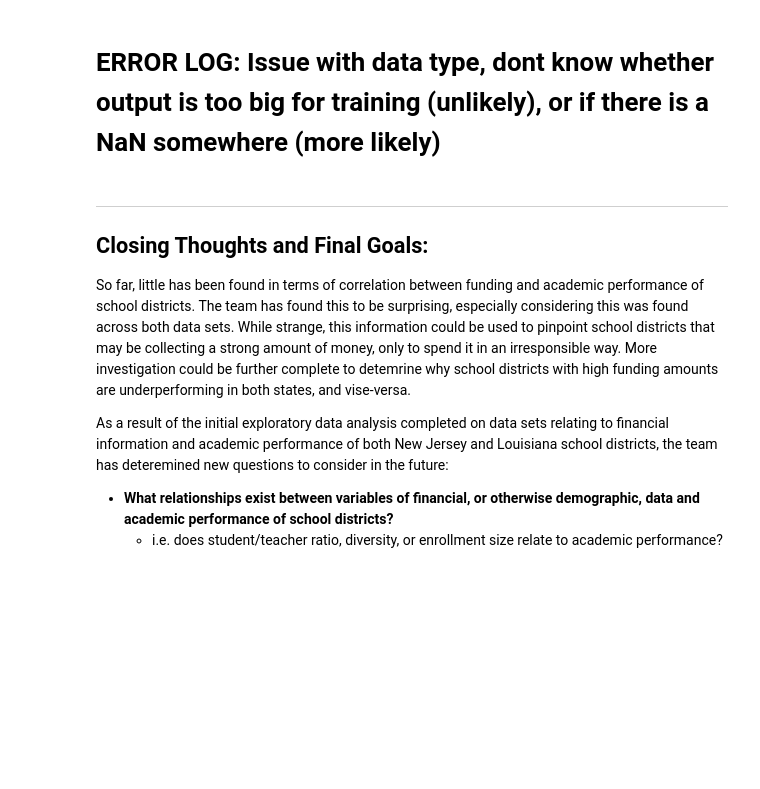
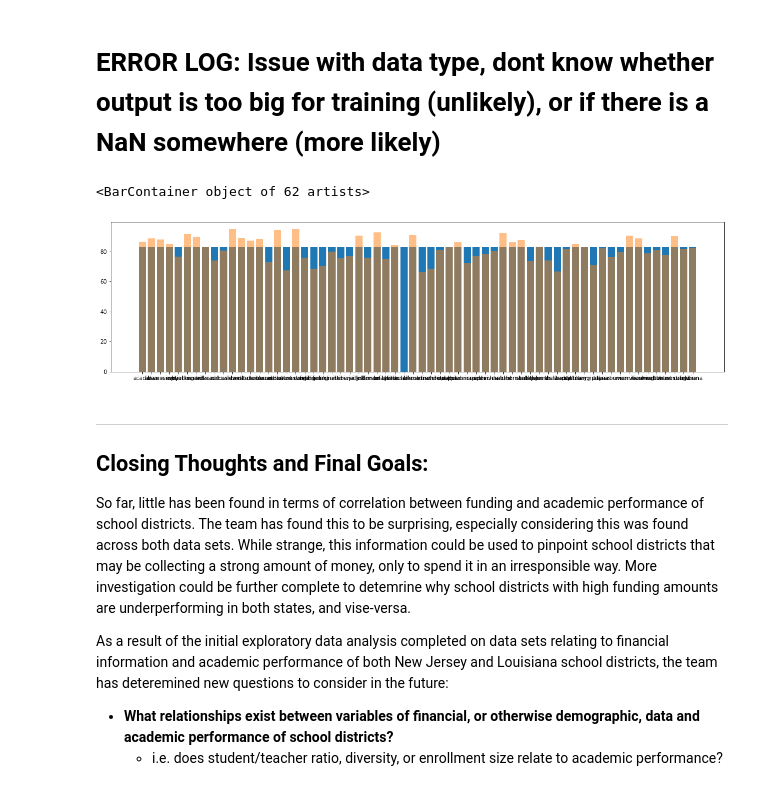
Before and after one commit to NickOuellet/NickOuellet.github.io, a Jupyter notebook: Final_Tutorial.ipynb, the cells around one changed output. Drawn from its saved outputs; the diff is of its cells as text; code cells hidden in the pictures; blank space fills up the shorter version.

Commit message:
fixed model

```diff
--- a/Final_Tutorial.ipynb
+++ b/Final_Tutorial.ipynb
@@ -632,11 +642,12 @@ y_train = nj_combo["Graduation Rate"]
 k = math.ceil(math.sqrt(len(nj_combo))) #accepted value of k is sqrt(N) where N is number of training points.
 model = KNeighborsRegressor(n_neighbors=k)
 
-x_new = pd.Series(index=X_train.columns, dtype=float)
-model_output = []
-for i in range(len(la_df)):
-    x_new["total_enroll"] = la_df["Total Students"][i]
-    x_new["total_rev"] = la_df["Total Revenue"][i]
+
+pred_dict = {}
+for i,row in la_df.iterrows():
+    x_new = pd.Series(index=X_train.columns, dtype=float)
+    x_new["Total Revenue"] = row["Total Students"]
+    x_new["Enrollment"] = row["Total Revenue"]
     # ...
     x_new.fillna(0, inplace=True)
     x_new_sc = (x_new - X_train_mean) / X_train_std
@@ -644,6 +655,5 @@ for i in range(len(la_df)):
     model.fit(X_train_sc, y_train)
 
     X_new_sc = x_new_sc.to_frame().T
-
     output = model.predict(X_new_sc)
-    model_output.append(output)
+    pred_dict[row["Parish"]] = output[0]
@@ -652,5 +660,16 @@ ValueError: Input contains NaN, infinity or a value too large for dtype('float64
 # %% [markdown]
 # ERROR LOG: Issue with data type, dont know whether output is too big for training (unlikely), or if there is a NaN somewhere (more likely)
+# %%
+pred_lst = pred_dict.items()
+
+pred_x,pred_y = zip(*pred_lst)
+
+plt.figure(figsize=(20,5))
+plt.bar(pred_x,pred_y)
+plt.bar(la_df["Parish"], la_df["Graduation Rate"],alpha=.5)
+# %% [output]
+<BarContainer object of 62 artists>
+[figure, added]
 # %% [markdown]
 ___
 ## Closing Thoughts and Final Goals:
```
Also changed, not shown: parts of 2 cells of this notebook, 2 other files.
